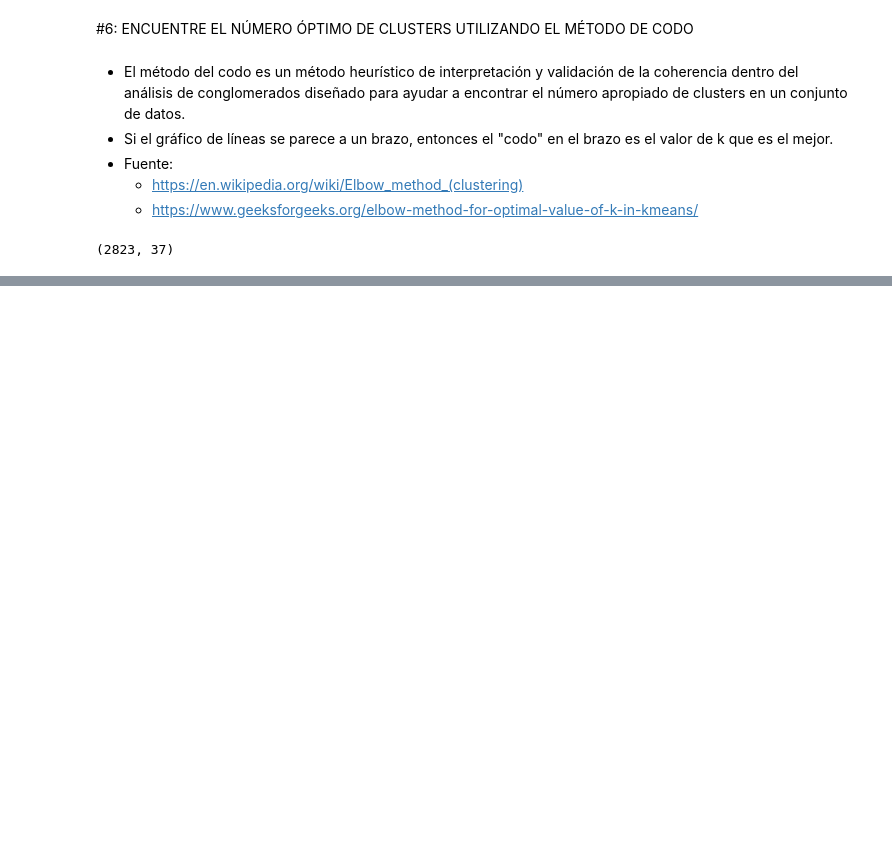
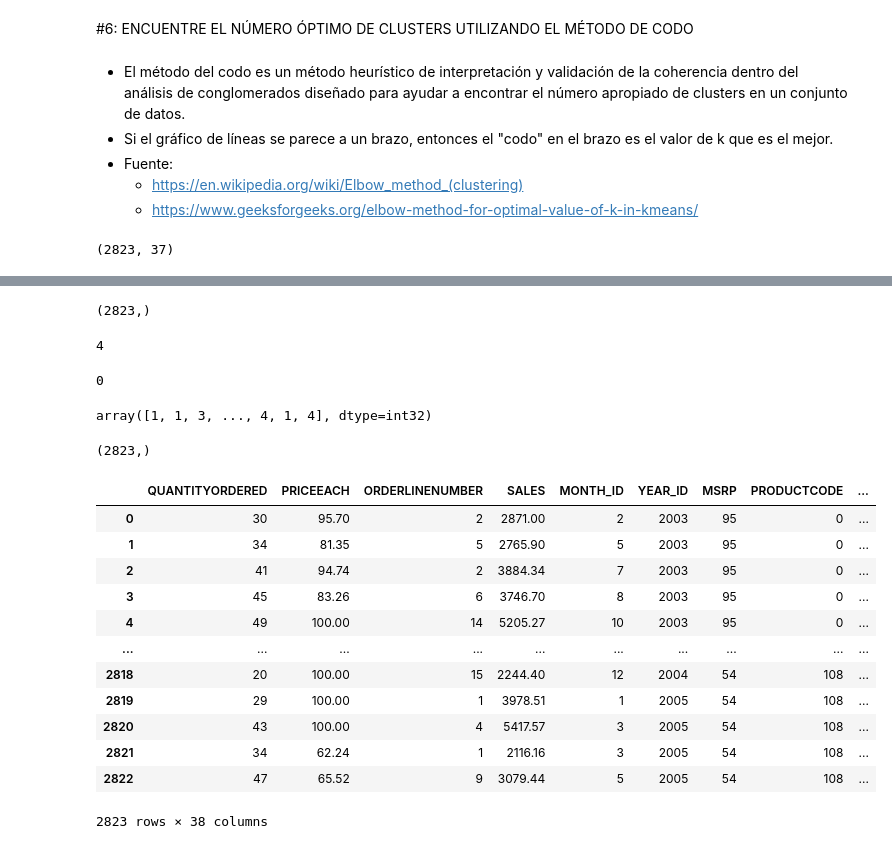
Before and after one commit to sergioarnold87/Marketing-Inteligencia_Artificial, a Jupyter notebook: Marketing_I_A.ipynb, the cells around one changed output, grey strips where cells are left out. Drawn from its saved outputs; the diff is of its cells as text; code cells hidden in the pictures; blank space fills up the shorter version.

```diff
--- a/Marketing_I_A.ipynb
+++ b/Marketing_I_A.ipynb
@@ -543,0 +558,5 @@ for i in range_values:
+# %%
+# Agrupar los datos usando k-means
+kmeans = KMeans(5)
+kmeans.fit(sales_df_scaled)
+labels = kmeans.labels_
@@ -543,0 +602,39 @@ for i in range_values:
+# %%
+  labels.shape
+# %% [output]
+(2823,)
+# %%
+labels.max()
+# %% [output]
+4
+# %%
+labels.min()
+# %% [output]
+0
+# %%
+y_kmeans = kmeans.fit_predict(sales_df_scaled)
+y_kmeans
+# %% [output]
+array([1, 1, 3, ..., 4, 1, 4], dtype=int32)
+# %%
+y_kmeans.shape
+# %% [output]
+(2823,)
+# %%
+# Agregar una etiqueta (qué clúster) correspondiente a cada punto de datos
+sale_df_cluster = pd.concat([sales_df, pd.DataFrame({'cluster':labels})], axis = 1)
+sale_df_cluster
+# %% [output]
+|  | QUANTITYORDERED | PRICEEACH | ORDERLINENUMBER | SALES | MONTH_ID | YEAR_ID | MSRP | PRODUCTCODE | ... |
+| 0 | 30 | 95.70 | 2 | 2871.00 | 2 | 2003 | 95 | 0 | ... |
+| 1 | 34 | 81.35 | 5 | 2765.90 | 5 | 2003 | 95 | 0 | ... |
+| 2 | 41 | 94.74 | 2 | 3884.34 | 7 | 2003 | 95 | 0 | ... |
+| 3 | 45 | 83.26 | 6 | 3746.70 | 8 | 2003 | 95 | 0 | ... |
+| 4 | 49 | 100.00 | 14 | 5205.27 | 10 | 2003 | 95 | 0 | ... |
+| ... | ... | ... | ... | ... | ... | ... | ... | ... | ... |
+| 2818 | 20 | 100.00 | 15 | 2244.40 | 12 | 2004 | 54 | 108 | ... |
+| 2819 | 29 | 100.00 | 1 | 3978.51 | 1 | 2005 | 54 | 108 | ... |
+| 2820 | 43 | 100.00 | 4 | 5417.57 | 3 | 2005 | 54 | 108 | ... |
+| 2821 | 34 | 62.24 | 1 | 2116.16 | 3 | 2005 | 54 | 108 | ... |
+| 2822 | 47 | 65.52 | 9 | 3079.44 | 5 | 2005 | 54 | 108 | ... |
+2823 rows × 38 columns
```
Also changed, not shown: parts of 7 cells of this notebook.
